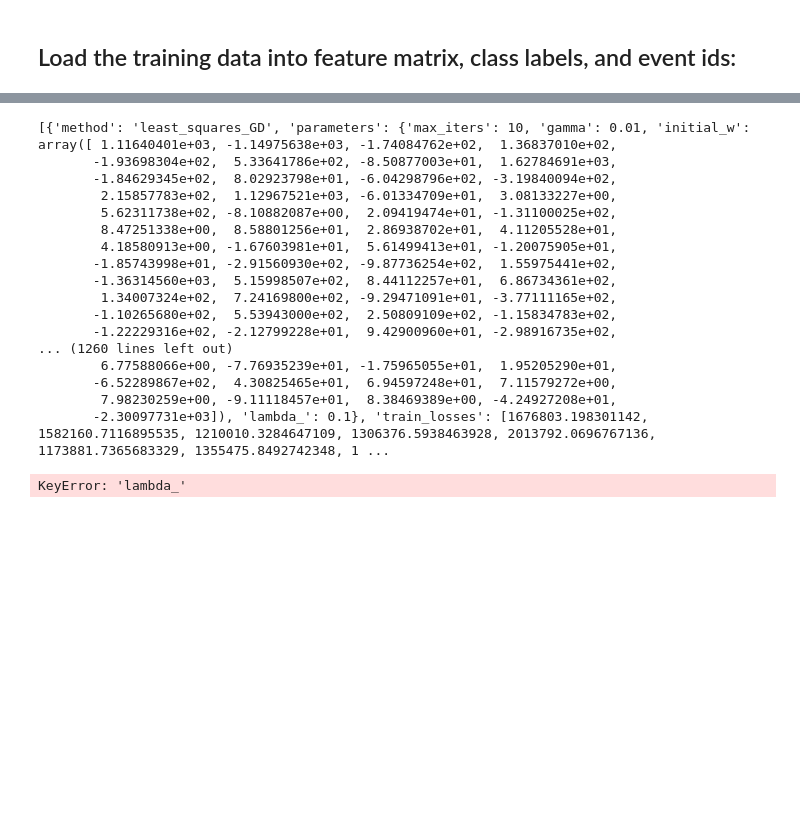
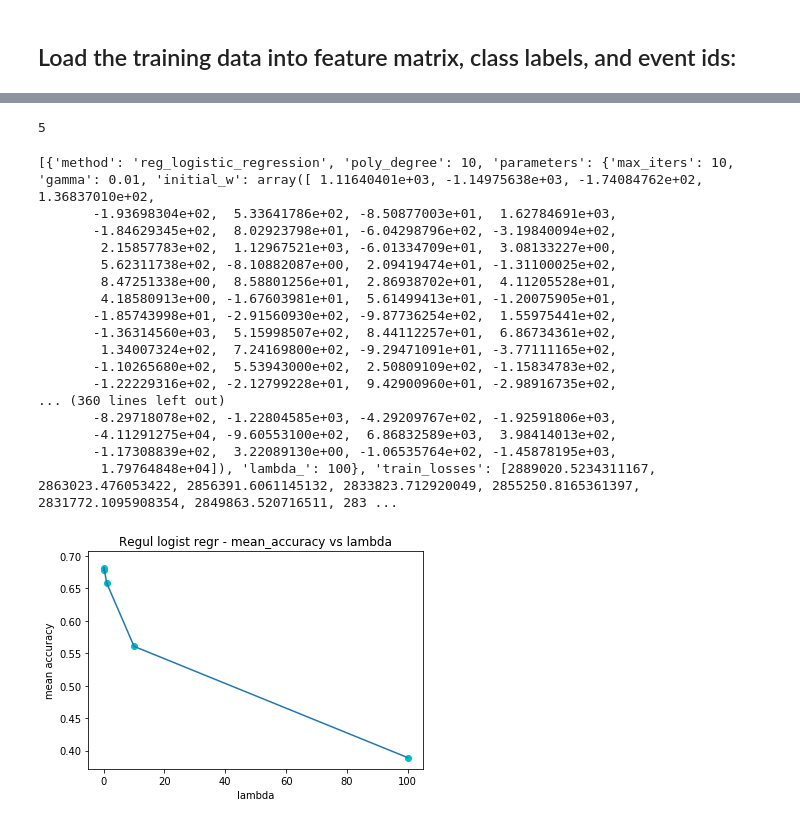
Before and after one commit to AdrienBertaud/Find-the-Higgs-boson-with-machine-learning, a Jupyter notebook: plot_reg_log_regr.ipynb, the cells around one changed output, grey strips where cells are left out. Cells and saved outputs as stored; diff of their text form; code cells hidden in the pictures; blank space fills up the shorter version.

Commit message:
plot reg logistic regression

```diff
--- a/plot_reg_log_regr.ipynb
+++ b/plot_reg_log_regr.ipynb
@@ -246,2 +63,5 @@ Current iteration = 0, loss=1475142.5215149454
 Current iteration = 0, loss=155958.1156259835
+# %%
+import pickle
+serialization_file = "evaluation/reg_logistic_regression_eval_201015_22h30_Adr.p"
 # %%
@@ -250,8 +69,13 @@ filehandler = open("plots/reg_logistic_regression_eval_201015_20h51_Adr.p", 'wb'
 pickle.dump(evaluation_data_reg_log_reg, filehandler)
+# %%
+evaluation_data_reg_log_reg = pickle.load(open(serialization_file, "rb"))
+print(len(eval))
+# %% [output]
+5
 # %%
 print(evaluation_data_reg_log_reg)
 # %% [output]
-[{'method': 'least_squares_GD', 'parameters': {'max_iters': 10, 'gamma': 0.01, 'initial_w': array([ 1.11640401e+03, -1.14975638e+03, -1.74084762e+02,  1.36837010e+02,
+[{'method': 'reg_logistic_regression', 'poly_degree': 10, 'parameters': {'max_iters': 10, 'gamma': 0.01, 'initial_w': array([ 1.11640401e+03, -1.14975638e+03, -1.74084762e+02,  1.36837010e+02,
        -1.93698304e+02,  5.33641786e+02, -8.50877003e+01,  1.62784691e+03,
        -1.84629345e+02,  8.02923798e+01, -6.04298796e+02, -3.19840094e+02,
         2.15857783e+02,  1.12967521e+03, -6.01334709e+01,  3.08133227e+00,
@@ -263,83 +87,78 @@ print(evaluation_data_reg_log_reg)
         1.34007324e+02,  7.24169800e+02, -9.29471091e+01, -3.77111165e+02,
        -1.10265680e+02,  5.53943000e+02,  2.50809109e+02, -1.15834783e+02,
        -1.22229316e+02, -2.12799228e+01,  9.42900960e+01, -2.98916735e+02,
-... (1260 lines left out)
-        6.77588066e+00, -7.76935239e+01, -1.75965055e+01,  1.95205290e+01,
-       -6.52289867e+02,  4.30825465e+01,  6.94597248e+01,  7.11579272e+00,
-        7.98230259e+00, -9.11118457e+01,  8.38469389e+00, -4.24927208e+01,
-       -2.30097731e+03]), 'lambda_': 0.1}, 'train_losses': [1676803.198301142, 1582160.7116895535, 1210010.3284647109, 1306376.5938463928, 2013792.0696767136, 1173881.7365683329, 1355475.8492742348, 1 ...
+... (360 lines left out)
+       -8.29718078e+02, -1.22804585e+03, -4.29209767e+02, -1.92591806e+03,
+       -4.11291275e+04, -9.60553100e+02,  6.86832589e+03,  3.98414013e+02,
+       -1.17308839e+02,  3.22089130e+00, -1.06535764e+02, -1.45878195e+03,
+        1.79764848e+04]), 'lambda_': 100}, 'train_losses': [2889020.5234311167, 2863023.476053422, 2856391.6061145132, 2833823.712920049, 2855250.8165361397, 2831772.1095908354, 2849863.520716511, 283 ...
 # %%
 gamma = []
 max_iters = []
 lambdas = []
 best_mean_accuracy = 0
 
+eval = evaluation_data_reg_log_reg
+
 for item in eval:
     #print("\n---\n")
     param = item['parameters']
+    #print("item = ", item)
     gamma.append(param['gamma'])
     max_iters.append(param['max_iters'])
-    lambdas.append(item['lambda_'])
+    #print("param = ", param)
+    #for key, param_item in param.items():
+        #print("key = ", key, "param_item = ",param_item)
+    lambdas.append(param['lambda_'])
     #print(item['mean_accuracy'])
 
     best_mean_accuracy = max(item['mean_accuracy'], best_mean_accuracy)
 
 gamma_uniq = np.unique(gamma)
 max_iters_uniq = np.unique(max_iters)
-best_lambda = np.unique(best_lambda)
+lambda_unique = np.unique(lambdas)
 
-print(gamma_uniq)
-print(best_mean_accuracy)
-print(best_lambda)
+#print(gamma_uniq)
+#print(max_iters_uniq)
+#print(lambda_unique)
 best_max_iters = 0
 best_gamma = 0
 best_degree = 0
+best_lambda = 0
 
 for item in eval:
     param = item['parameters']
 
     if best_mean_accuracy == item['mean_accuracy']:
         best_max_iters = param['max_iters']
         best_gamma = param['gamma']
         best_degree = item['poly_degree']
-        print(item)
-        best_lambda = item['lambda_']
+        best_lambda = param['lambda_']
         item['method']
-        #print(param)
 
-print(best_max_iters)
-print(best_gamma)
-print(best_degree)
-print(best_lambda)
-
-plt.title('Regul logist regr - mean_accuracy vs gamma with ' + str(best_max_iters) + 'iterations')
-for item in eval:
-    param = item['parameters']
-
-    if best_max_iters == param['max_iters']:
-        plt.scatter(param['gamma'], item['mean_accuracy'], color ='c')
-
-plt.show()
+#print(best_mean_accuracy)
+#print(best_max_iters)
+#print(best_gamma)
+#print(best_degree)
+#print(best_lambda)
 
 accuracies = []
 iterations = []
 
-title = 'Regul logist regr - mean accuracy vs iterations for gamma ' + str(best_gamma)
-plt.title(title)
-
 for item in eval:
     param = item['parameters']
 
-    if best_gamma == param['gamma']:
-        accuracies.append(item['mean_accuracy'])
-        iterations.append(param['max_iters'])
-        plt.scatter(param['max_iters'], item['mean_accuracy'], color ='c')
+    accuracies.append(item['mean_accuracy'])
+    iterations.append(param['max_iters'])
+    plt.scatter(param['lambda_'], item['mean_accuracy'], color ='c')
 
-directory = 'plots'
-plt.plot(iterations,accuracies)
-plt.xlabel('iterations')
+title = 'Regul logist regr - mean_accuracy vs lambda'
+plt.title(title)
+directory = 'plots\\'
+plt.plot(lambdas,accuracies)
+plt.xlabel('lambda')
 plt.ylabel('mean accuracy')
 plt.savefig(directory + title + '.jpg')
 plt.show()
 # %% [output]
-KeyError: 'lambda_'
+[figure, added]
```
Also changed, not shown: parts of 13 cells of this notebook, 2 other files.
